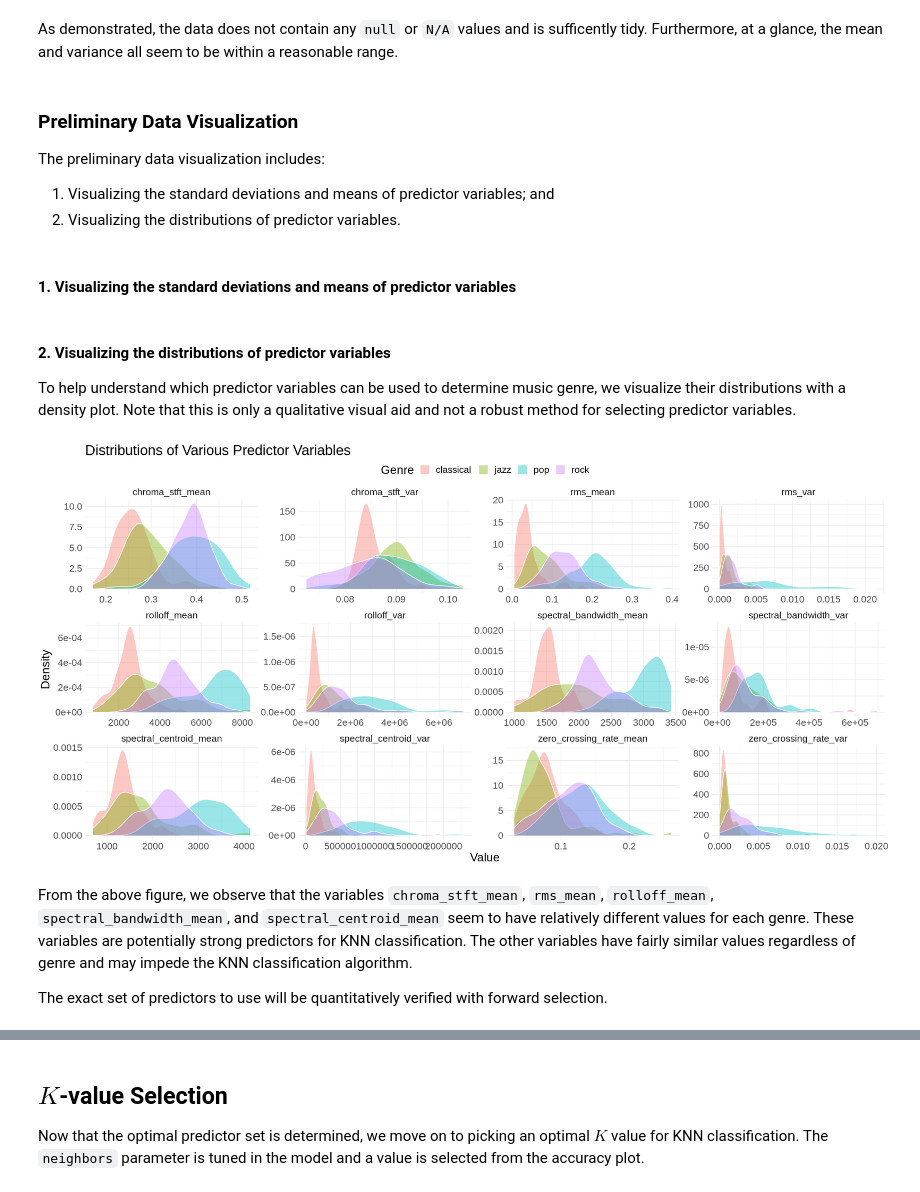
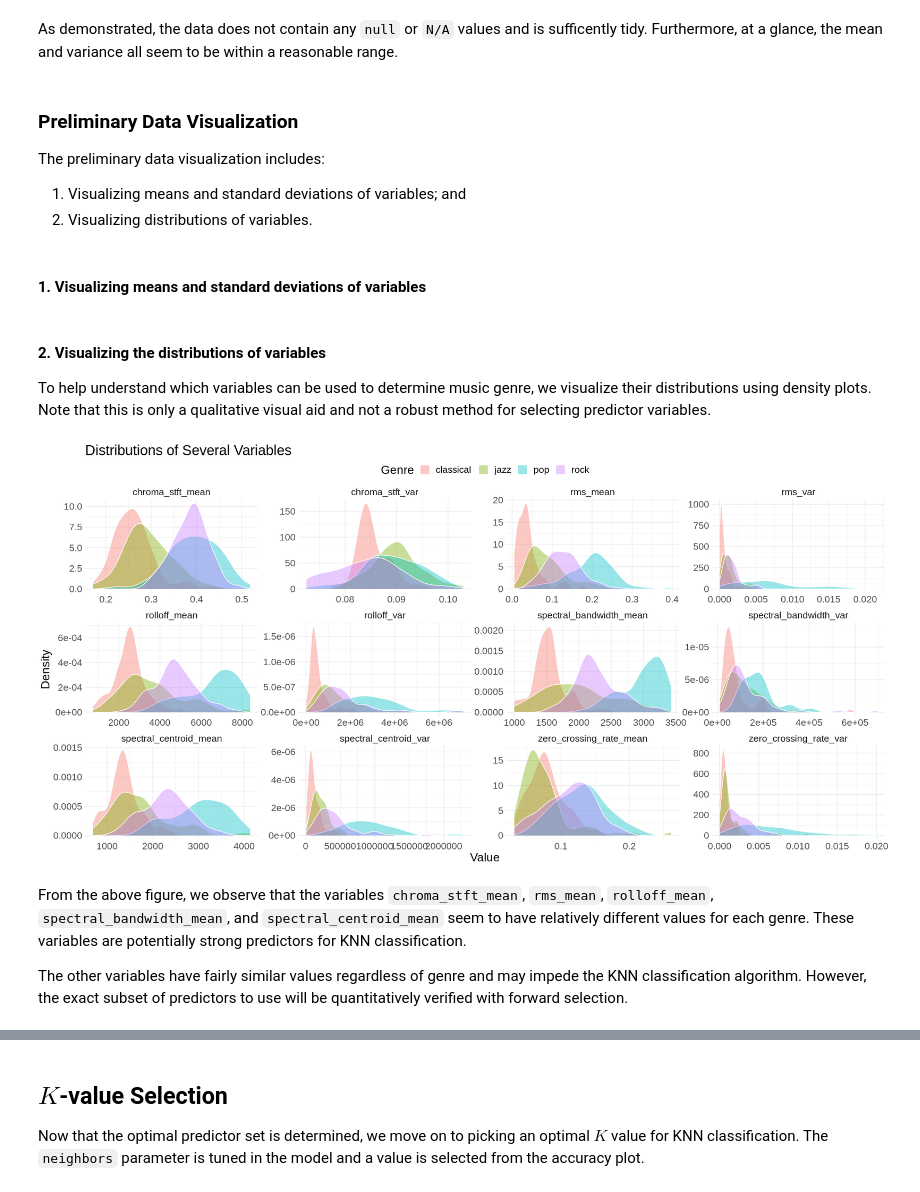
Before and after one commit to arthu-rguo/dsci-100-proj, a Jupyter notebook: project_report.ipynb, the cells around one changed output, grey strips where cells are left out. Drawn from its saved outputs; the diff is of its cells as text; code cells hidden in the pictures.

```diff
--- a/project_report.ipynb
+++ b/project_report.ipynb
@@ -170,31 +175,31 @@ As demonstrated, the data does not contain any `null` or `N/A` values and is suf
 # %% [markdown]
 ### Preliminary Data Visualization
 The preliminary data visualization includes:
-1. Visualizing the standard deviations and means of predictor variables; and
-2. Visualizing the distributions of predictor variables.
+1. Visualizing means and standard deviations of variables; and
+2. Visualizing distributions of variables.
 # %% [markdown]
-#### 1. Visualizing the standard deviations and means of predictor variables
+#### 1. Visualizing means and standard deviations of variables
 # %%
 # !TODO idk someone figure this out
 # %% [markdown]
-#### 2. Visualizing the distributions of predictor variables
-To help understand which predictor variables can be used to determine music genre, we visualize their distributions with a density plot. Note that this is only a qualitative visual aid and not a robust method for selecting predictor variables.
+#### 2. Visualizing the distributions of variables
+To help understand which variables can be used to determine music genre, we visualize their distributions using density plots. Note that this is only a qualitative visual aid and not a robust method for selecting predictor variables.
-# %%
-options(repr.plot.height = 10, repr.plot.width = 20)
-
-music_training_data |>
-    pivot_longer(cols = -label, names_to = "category", values_to = "value")  |>
-    ggplot(aes(x = value, fill = label)) +
-        geom_density(alpha = 0.4, colour = "white") +
-        facet_wrap(facets = vars(category), scales = "free") +
-        labs(title = "Distributions of Various Predictor Variables",
-             x = "Value", y = "Density", fill = "Genre") +
-        theme_minimal() +
-        theme(text = element_text(size = 20), legend.pos = "top")
-# %% [output]
-[figure, removed]
+# %%
+options(repr.plot.height = 10, repr.plot.width = 20)
+
+music_training_data |>
+    pivot_longer(cols = -label, names_to = "category", values_to = "value")  |>
+    ggplot(aes(x = value, fill = label)) +
+        geom_density(alpha = 0.4, colour = "white") +
+        facet_wrap(facets = vars(category), scales = "free") +
+        labs(title = "Distributions of Several Variables",
+             x = "Value", y = "Density", fill = "Genre") +
+        theme_minimal() +
+        theme(text = element_text(size = 20), legend.pos = "top")
+# %% [output]
+[figure, added]
 # %% [markdown]
-From the above figure, we observe that the variables `chroma_stft_mean`, `rms_mean`, `rolloff_mean`, `spectral_bandwidth_mean`, and `spectral_centroid_mean` seem to have relatively different values for each genre. These variables are potentially strong predictors for KNN classification. The other variables have fairly similar values regardless of genre and may impede the KNN classification algorithm.
+From the above figure, we observe that the variables `chroma_stft_mean`, `rms_mean`, `rolloff_mean`, `spectral_bandwidth_mean`, and `spectral_centroid_mean` seem to have relatively different values for each genre. These variables are potentially strong predictors for KNN classification.
 
-The exact set of predictors to use will be quantitatively verified with forward selection.
+The other variables have fairly similar values regardless of genre and may impede the KNN classification algorithm. However, the exact subset of predictors to use will be quantitatively verified with forward selection.
 # %% [markdown]
```
Also changed, not shown: parts of 29 cells of this notebook.
